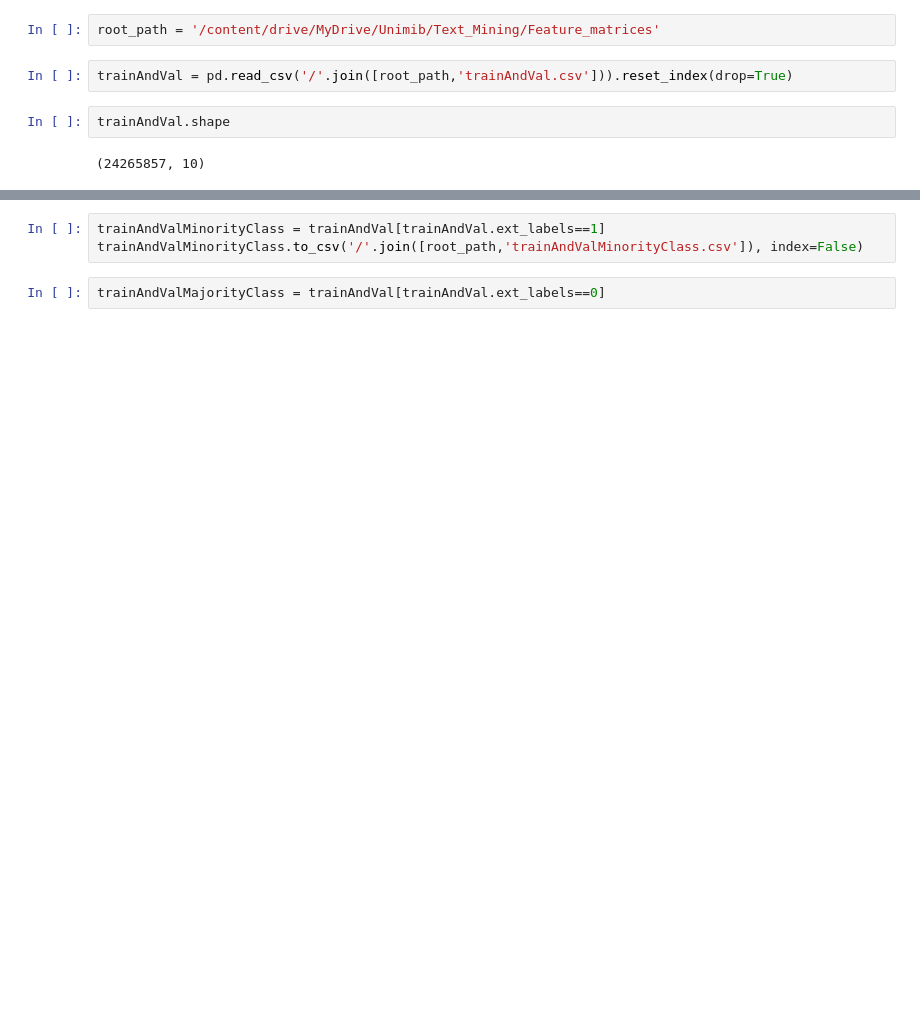
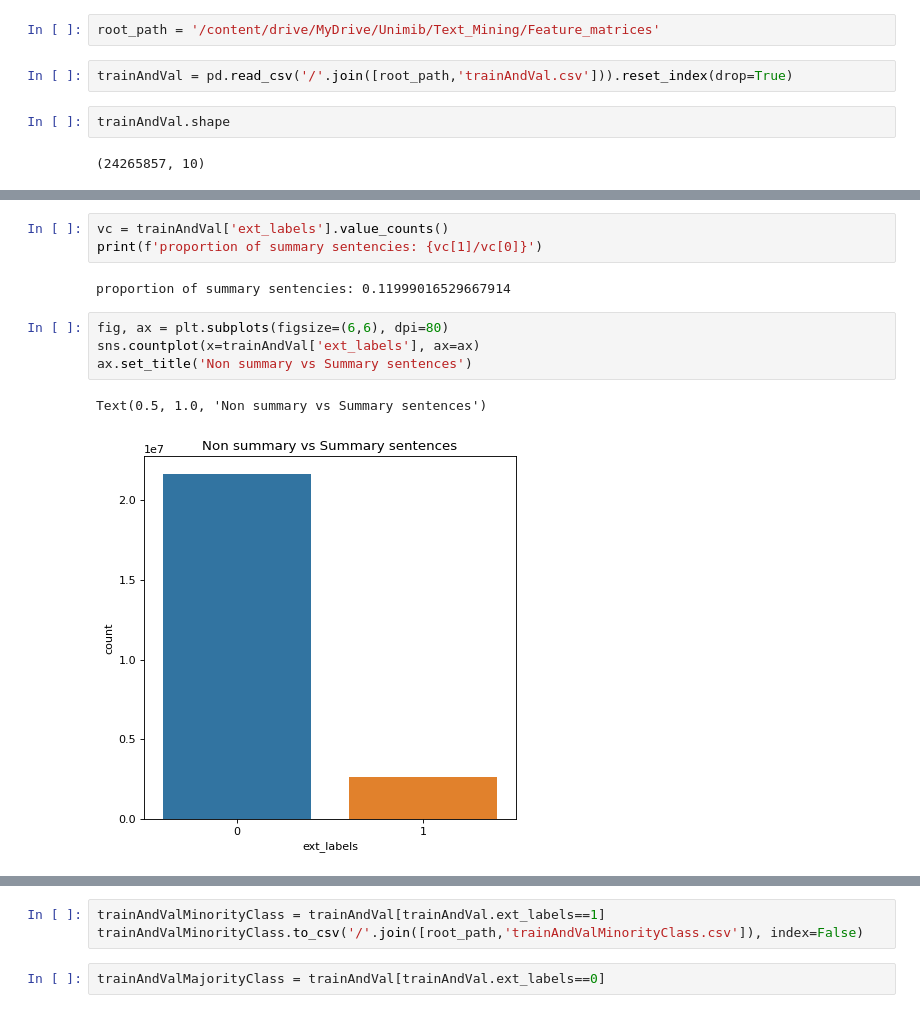
Before and after one commit to giocoal/reddit-tldr-summarizer-and-topic-modeling, a Jupyter notebook: featureMatrixUndersampling.ipynb, the cells around one changed output, grey strips where cells are left out. Saved outputs shown, nothing was run; the diff lists cells and outputs as text; blank space fills up the shorter version.

```diff
--- a/featureMatrixUndersampling.ipynb
+++ b/featureMatrixUndersampling.ipynb
@@ -21,0 +49,12 @@ trainAndVal.shape
+# %%
+vc = trainAndVal['ext_labels'].value_counts()
+print(f'proportion of summary sentencies: {vc[1]/vc[0]}')
+# %% [output]
+proportion of summary sentencies: 0.11999016529667914
+# %%
+fig, ax = plt.subplots(figsize=(6,6), dpi=80)
+sns.countplot(x=trainAndVal['ext_labels'], ax=ax)
+ax.set_title('Non summary vs Summary sentences')
+# %% [output]
+Text(0.5, 1.0, 'Non summary vs Summary sentences')
+[figure, added]
```
Also changed, not shown: parts of 16 cells of this notebook.
